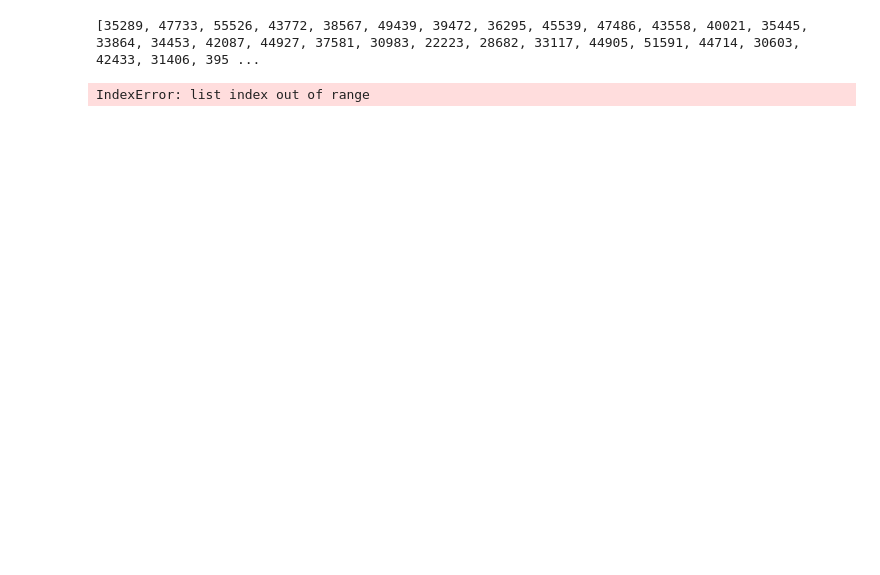
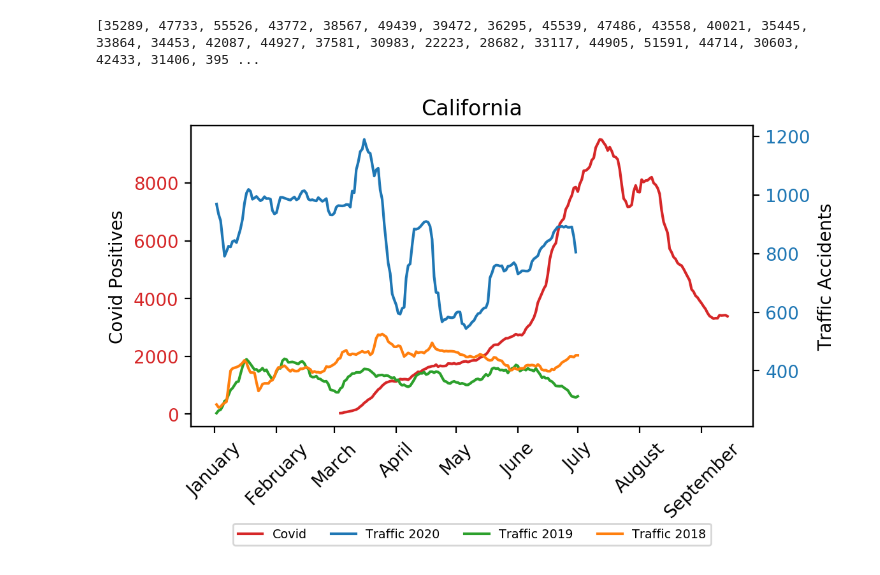
Before and after one commit to nesattorney/BED2056-project, a Jupyter notebook: project.ipynb, the cells around one changed output. Drawn from its saved outputs; the diff is of its cells as text; code cells hidden in the pictures; blank space fills up the shorter version.

Commit message:
Add legend to plot, increase dpi

```diff
--- a/project.ipynb
+++ b/project.ipynb
@@ -125,7 +125,7 @@ def plot_covid_state(state, moving_avg_window):
     state_traffic_data_2018['date'] = state_traffic_data_2018['date'] + pd.DateOffset(years=2)
 
 
-    fig, ax1 = plt.subplots()
+    fig, ax1 = plt.subplots(dpi = 200, linewidth=0.6, )
     plt.xticks(rotation = 45)
 
     # Plot covid cases
@@ -136,9 +136,8 @@ def plot_covid_state(state, moving_avg_window):
     positives = positives.rolling(window = moving_avg_window).mean()
 
     color = 'tab:red'
-    ax1.set_xlabel('Time')
     ax1.set_ylabel('Covid Positives')
-    ax1.plot(dates_covid, positives, color=color)
+    line1 = ax1.plot(dates_covid, positives, color=color, label='Covid')
     ax1.tick_params(axis='y', labelcolor=color)
 
     ax2 = ax1.twinx() # Instantiate a second axes that shares the same x-axis
@@ -146,39 +145,43 @@ def plot_covid_state(state, moving_avg_window):
     # Plot traffic accidents 2020
     dates_traffic = state_traffic_data_2020['date']
     accidents = state_traffic_data_2020['count']
 
     color = 'tab:blue'
     ax2.set_ylabel('Traffic Accidents')
-    ax2.plot(dates_traffic, accidents, color=color)
+    line2 = ax2.plot(dates_traffic, accidents, color=color, label='Traffic 2020')
 
     # Plot traffic accidents 2019
     dates_traffic = state_traffic_data_2019['date']
     accidents = state_traffic_data_2019['count']
 
     color = 'tab:green'
-    ax2.plot(dates_traffic, accidents, color=color)
+    line3 = ax2.plot(dates_traffic, accidents, color=color, label='Traffic 2019')
 
     # Plot taffic accidents 2018
     dates_traffic = state_traffic_data_2018['date']
     accidents = state_traffic_data_2018['count']
 
     color = 'tab:orange'
-    ax2.plot(dates_traffic, accidents, color=color)
+    line4 = ax2.plot(dates_traffic, accidents, color=color, label='Traffic 2018')
 
     ax2.set_xticklabels(['January', 'February', 'March', 'April', 'May', 'June', 'July', 'August', 'September', 'October', 'November'])
 
-
     ax2.tick_params(axis='y', labelcolor='tab:blue')
 
+    lines = line1 + line2 + line3 + line4
+    labels = [l.get_label() for l in lines]
+    #ax2.legend(lines, labels, loc=0)
 
+    ax2.legend(lines, labels, loc='upper center', bbox_to_anchor=(0.5, -0.30),
+          ncol=4, fancybox=True, fontsize="x-small")
     # Show figure
     plt.title(state)
     fig.tight_layout()
     plt.show()
 
-plot_covid_state('Illinois', 14)
+plot_covid_state('California', 14)
 # %% [output]
-IndexError: list index out of range
+[figure, added]
 # %%
 def plot_covid_country(moving_avg_window):
 
```
Also changed, not shown: parts of 2 cells of this notebook.
